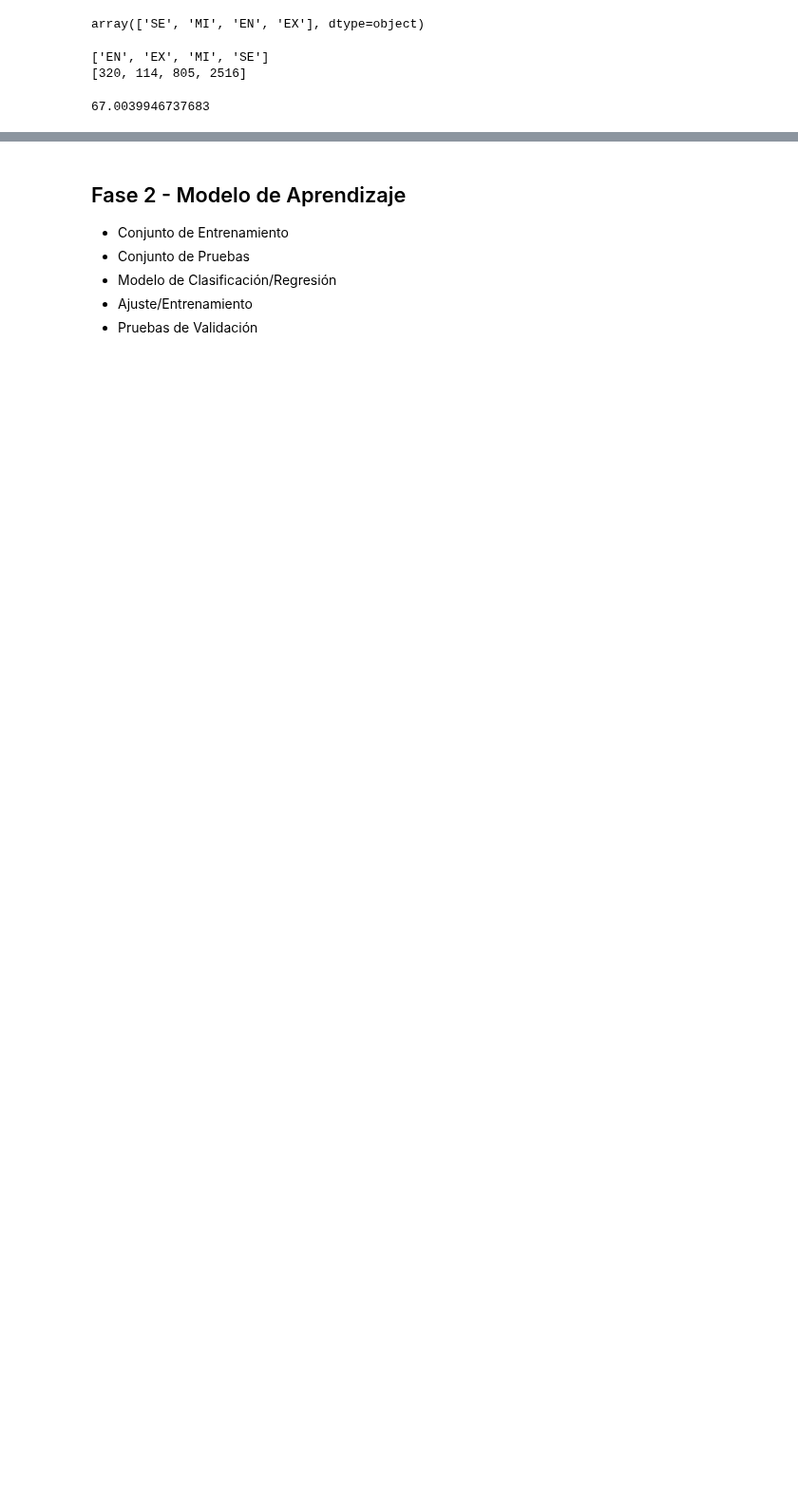
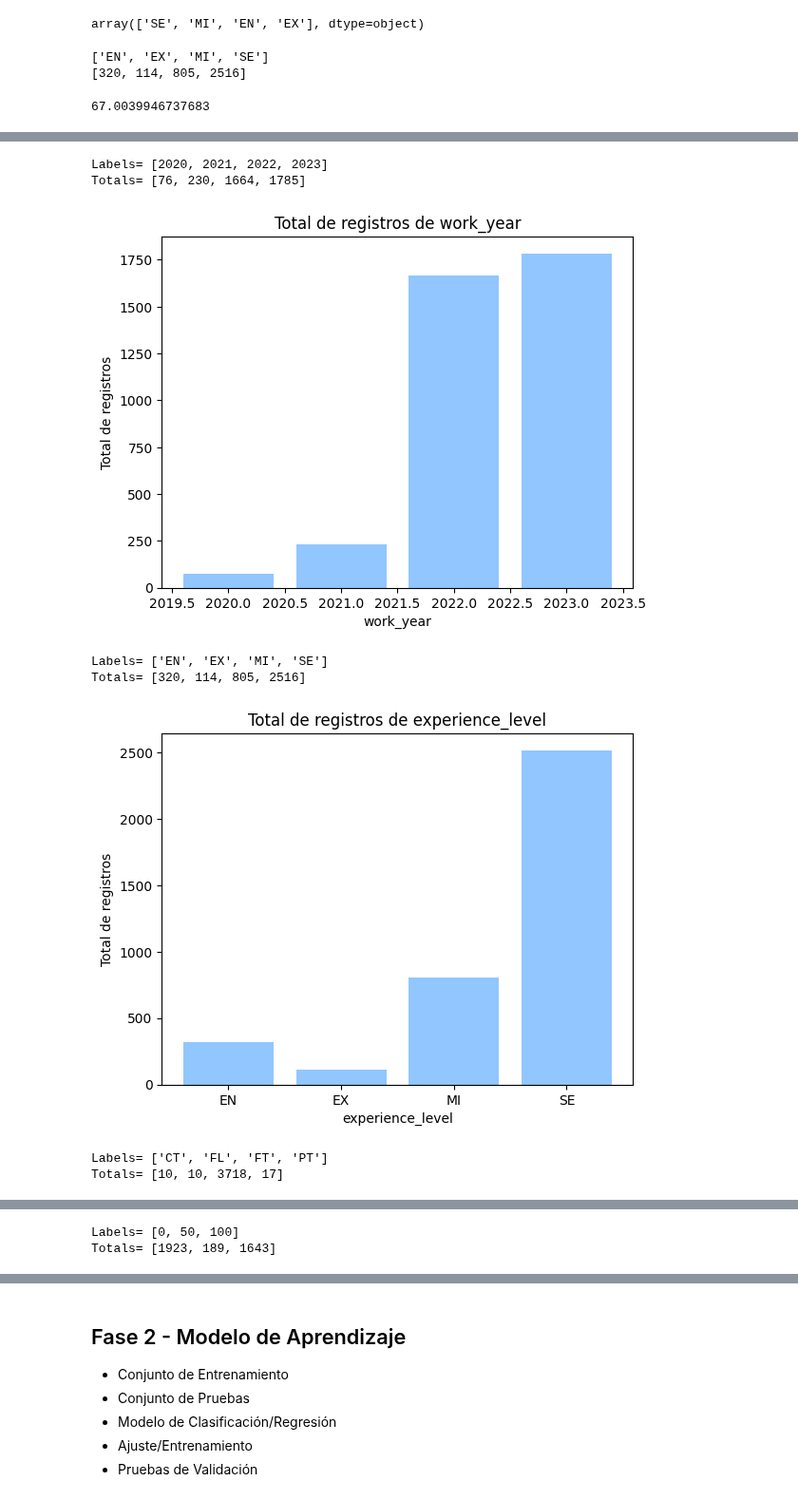
Before and after one commit to Ramssesdlsm/Machine-Learning-CIC, a Jupyter notebook: Libretas/P206.ipynb, the cells around one changed output, grey strips where cells are left out. Shown at 95% size. Saved outputs shown, nothing was run; the diff lists cells and outputs as text; code cells hidden in the pictures; blank space fills up the shorter version.

```diff
--- a/Libretas/P206.ipynb
+++ b/Libretas/P206.ipynb
@@ -97,0 +121,15 @@ plt.show()
+# %%
+for columna in data.columns:
+    if columna == "count":
+        continue
+    if len(data[columna].unique()) < 10:
+        viz_total_registros(columna)
+# %% [output]
+Labels= [2020, 2021, 2022, 2023]
+Totals= [76, 230, 1664, 1785]
+[figure, added]
+Labels= ['EN', 'EX', 'MI', 'SE']
+Totals= [320, 114, 805, 2516]
+[figure, added]
+Labels= ['CT', 'FL', 'FT', 'PT']
+Totals= [10, 10, 3718, 17]
@@ -97,0 +137,2 @@ plt.show()
+Labels= [0, 50, 100]
+Totals= [1923, 189, 1643]
```
Also changed, not shown: parts of 8 cells of this notebook.
